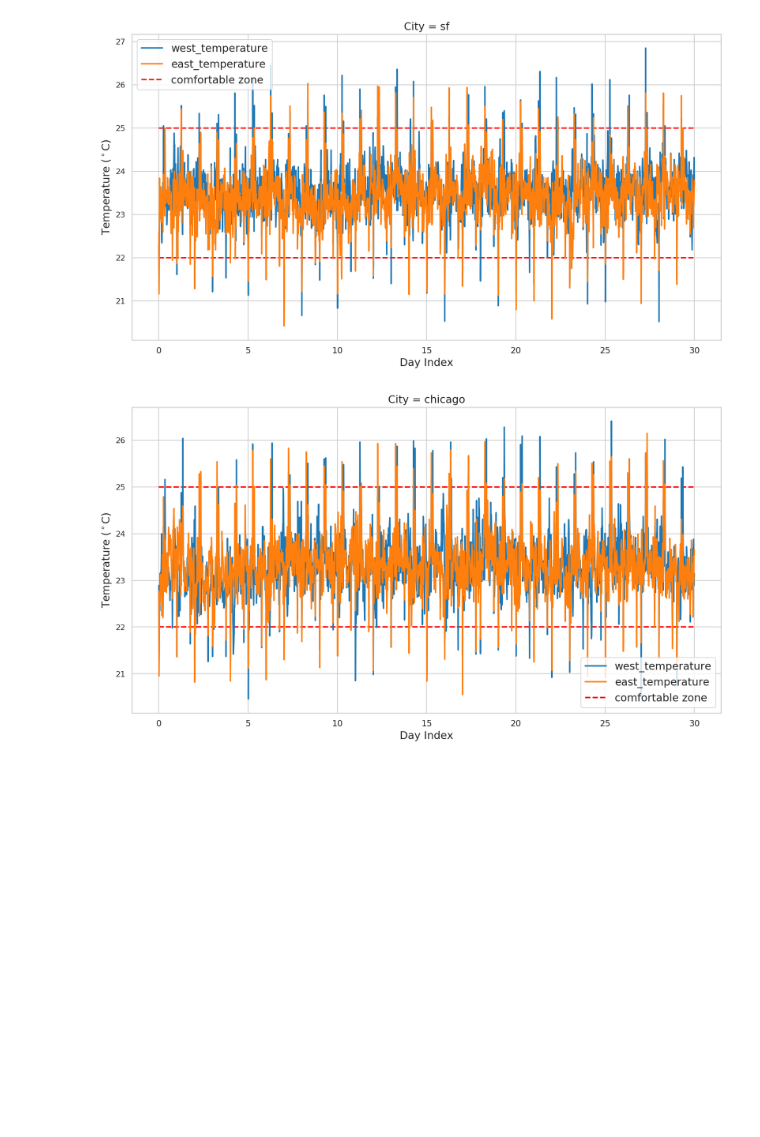
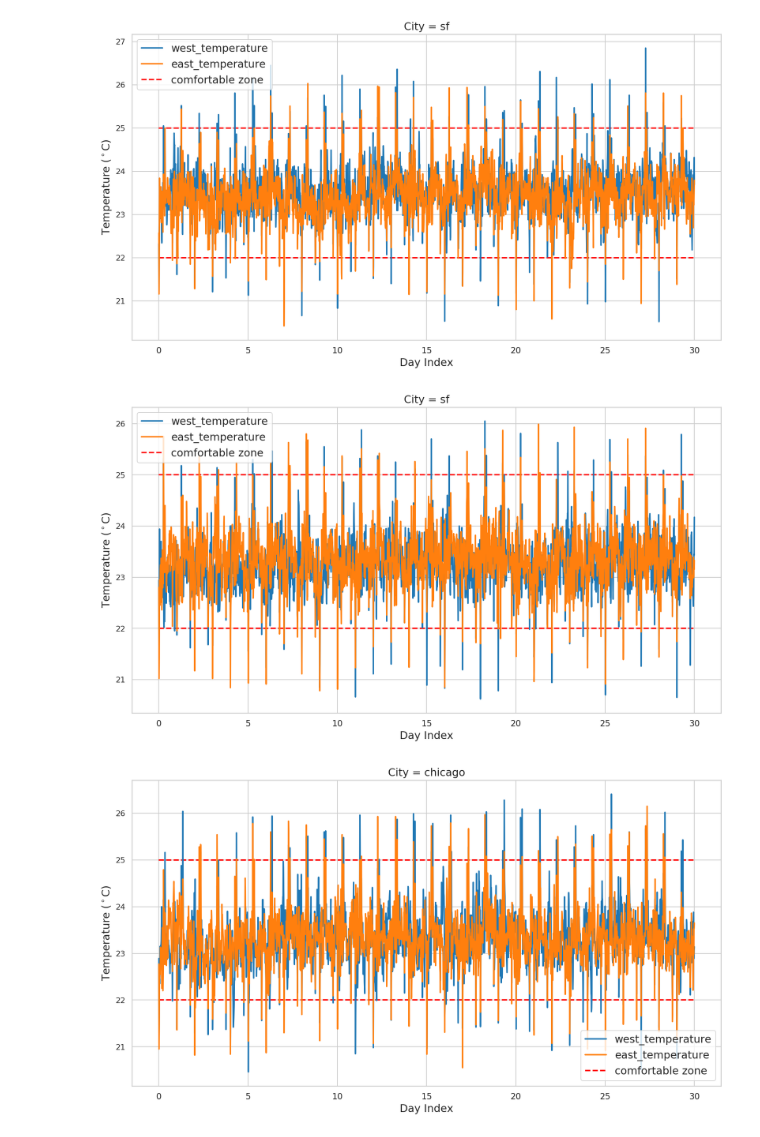
Before and after one commit to vermouth1992/mbrl-hvac, a Jupyter notebook: rl-testbed-for-energyplus/performance.ipynb, the cells around one changed output. Drawn from its saved outputs; the diff is of its cells as text; code cells hidden in the pictures; blank space fills up the shorter version.

```diff
--- a/rl-testbed-for-energyplus/performance.ipynb
+++ b/rl-testbed-for-energyplus/performance.ipynb
@@ -275,6 +275,10 @@ plot_temperature(baseline_data_frame['sf'], city='sf', start_index=0)
 plot_temperature(ppo_data_frame['sf'], city='sf', start_index=60)
 # %% [output]
 [figure]
+# %%
+plot_temperature(ppo_data_frame['sf'], city='sf', start_index=30)
+# %% [output]
+[figure, added]
 # %%
 plot_temperature(ppo_data_frame['chicago'], city='chicago', start_index=60)
 # %% [output]
```
Also changed, not shown: parts of 1 cell of this notebook, 1 other file.
